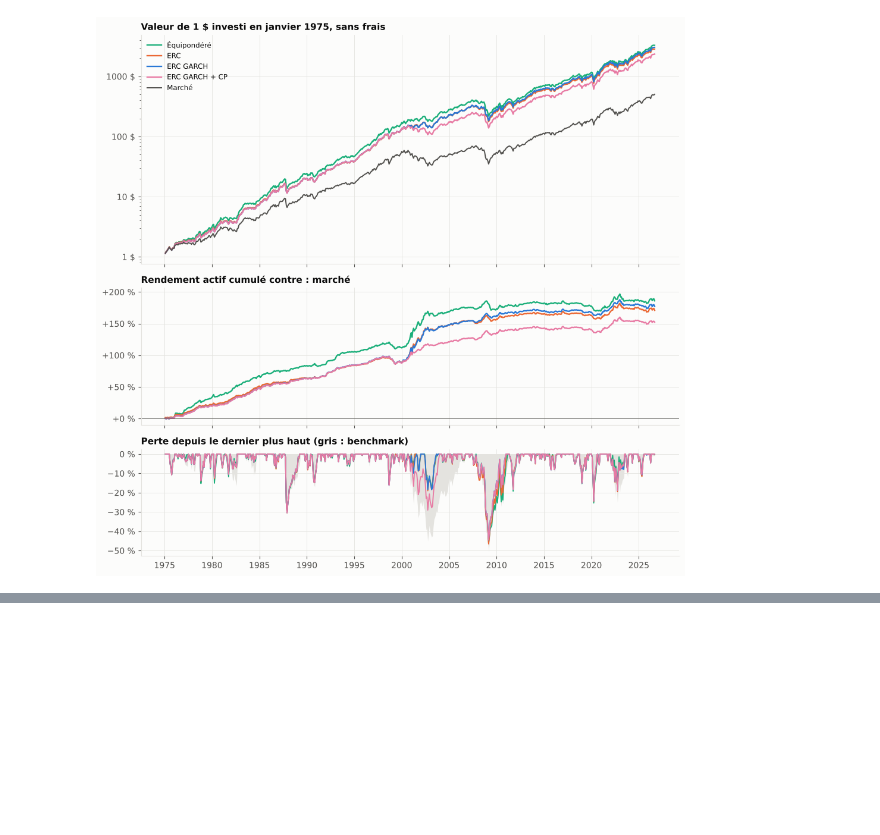
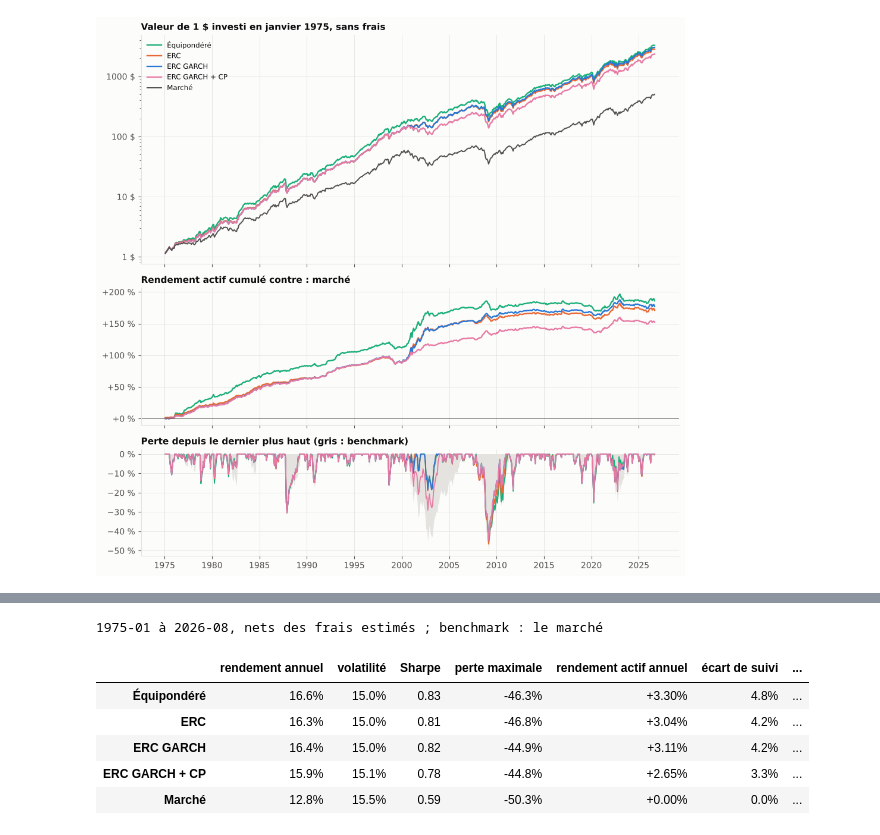
Before and after one commit to Anto279/conformal-factor-allocation, a Jupyter notebook: notebooks/etape12_comparaison_finale.ipynb, the cells around one changed output, grey strips where cells are left out. Saved outputs shown, nothing was run; the diff lists cells and outputs as text; code cells hidden in the pictures; blank space fills up the shorter version.

```diff
--- a/notebooks/etape12_comparaison_finale.ipynb
+++ b/notebooks/etape12_comparaison_finale.ipynb
@@ -555,0 +583,14 @@ graphique(nets_f, "Marché", per_f, "Valeur de 1 $ investi en janvier 1975, sans
+# %%
+nets_fn = {k: nets_f[k] - cout_mensuel[k] for k in actifs_f}
+nets_fn["Marché"] = nets_f["Marché"]
+tableau_fn = pd.DataFrame({k: metriques(r, marche) for k, r in nets_fn.items()}).T.drop(columns="rotation annuelle")
+print(f"{per_f[0]} à {per_f[-1]}, nets des frais estimés ; benchmark : le marché")
+tableau_fn.style.format(FORMATS, na_rep="")
+# %% [output]
+1975-01 à 2026-08, nets des frais estimés ; benchmark : le marché
+|  | rendement annuel | volatilité | Sharpe | perte maximale | rendement actif annuel | écart de suivi | ... |
+| Équipondéré | 16.6% | 15.0% | 0.83 | -46.3% | +3.30% | 4.8% | ... |
+| ERC | 16.3% | 15.0% | 0.81 | -46.8% | +3.04% | 4.2% | ... |
+| ERC GARCH | 16.4% | 15.0% | 0.82 | -44.9% | +3.11% | 4.2% | ... |
+| ERC GARCH + CP | 15.9% | 15.1% | 0.78 | -44.8% | +2.65% | 3.3% | ... |
+| Marché | 12.8% | 15.5% | 0.59 | -50.3% | +0.00% | 0.0% | ... |
```
Also changed, not shown: parts of 5 cells of this notebook, 2 other files.
